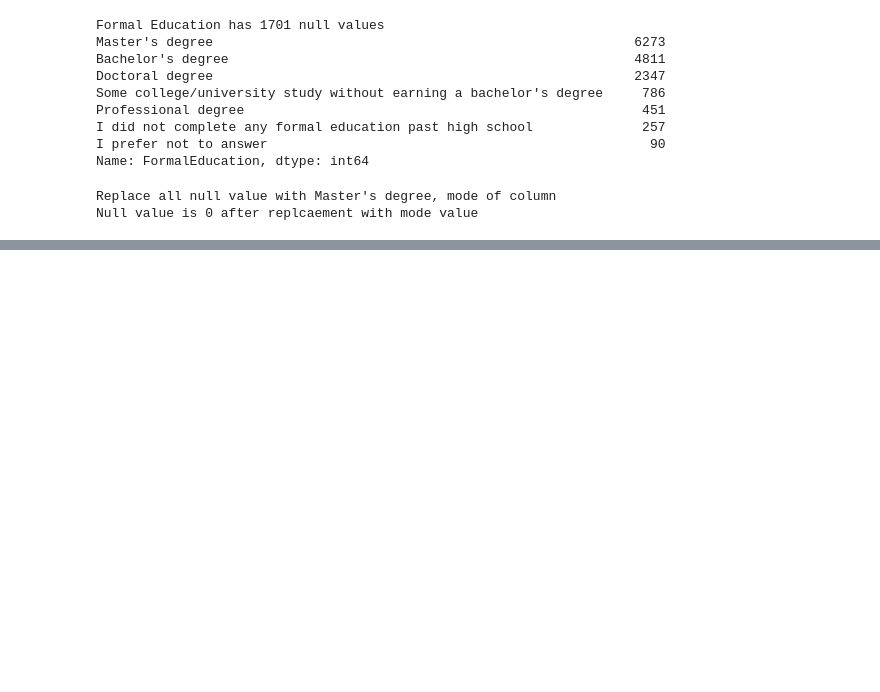
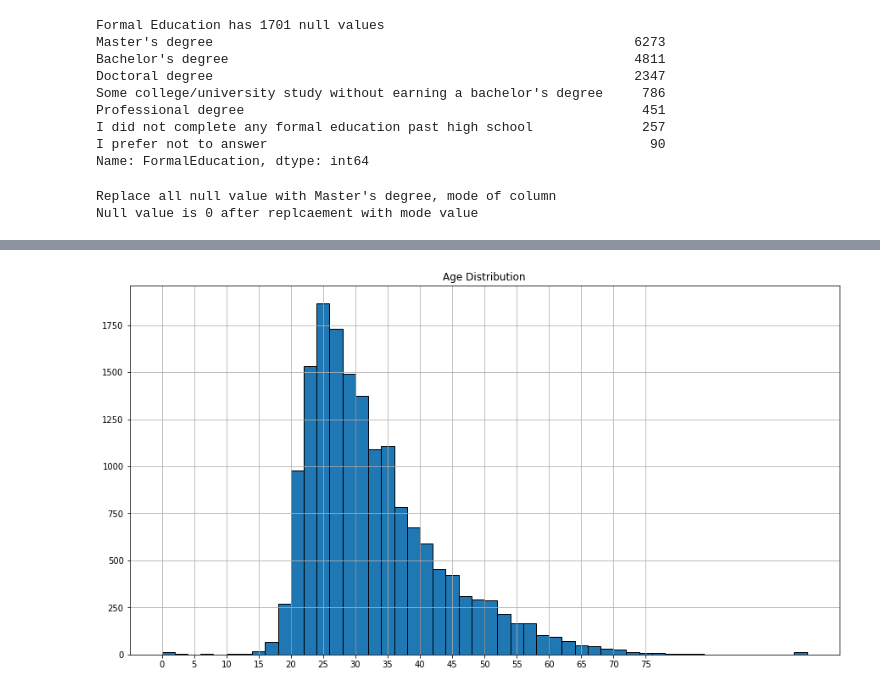
Before and after one commit to ArshadKhurshid/DataScience-Survey, a Jupyter notebook: ML_Kaggle_DS_Survey.ipynb, the cells around one changed output, grey strips where cells are left out. Cells and saved outputs as stored; diff of their text form; code cells hidden in the pictures; blank space fills up the shorter version.

```diff
--- a/ML_Kaggle_DS_Survey.ipynb
+++ b/ML_Kaggle_DS_Survey.ipynb
@@ -210,0 +253,8 @@ plt.show()
+# %%
+plt.subplots(figsize=(15,8))
+MChoice_Response['Age'].hist(bins=50,edgecolor='black')
+plt.xticks(list(range(0,80,5)))
+plt.title('Age Distribution')
+plt.show()
+# %% [output]
+[figure, added]
```
Also changed, not shown: parts of 6 cells of this notebook.
